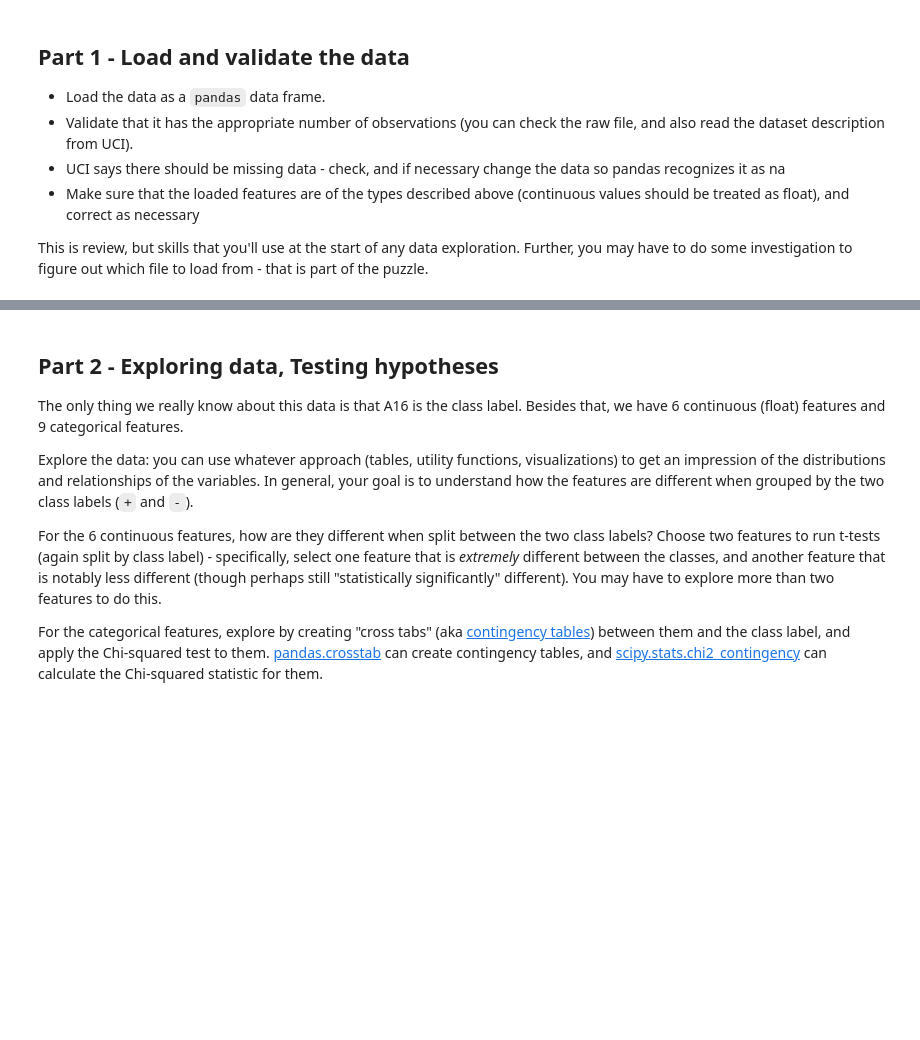
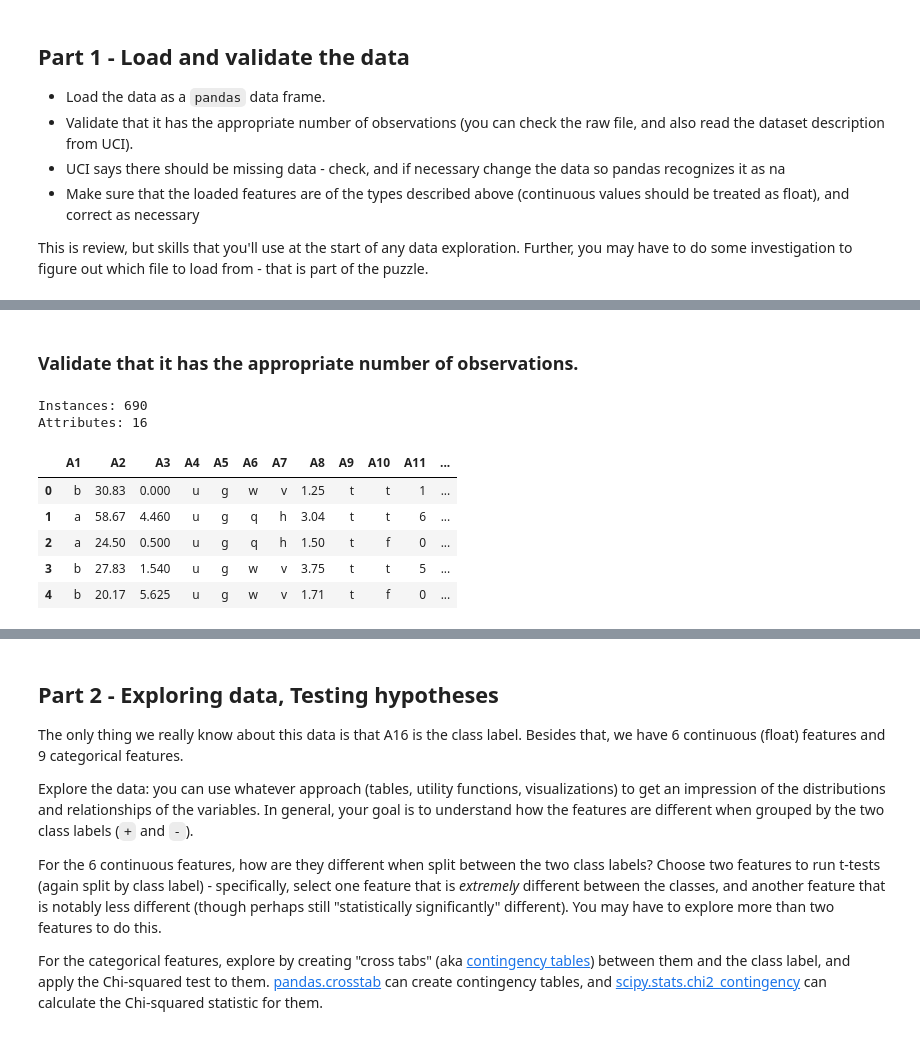
Before and after one commit to bloominstituteoftechnology/DS-Unit-1-Sprint-3-Statistical-Tests-and-Experiments, a Jupyter notebook: DS_Unit_1_Sprint_Challenge_3.ipynb, the cells around one changed output, grey strips where cells are left out. Drawn from its saved outputs; the diff is of its cells as text; code cells hidden in the pictures; blank space fills up the shorter version.

```diff
--- a/DS_Unit_1_Sprint_Challenge_3.ipynb
+++ b/DS_Unit_1_Sprint_Challenge_3.ipynb
@@ -43,0 +84,20 @@ This is review, but skills that you'll use at the start of any data exploration.
+# %% [markdown]
+### Validate that it has the appropriate number of observations.
+# %%
+# Verify:
+# Number of Instances - 690
+# Number of Attributes - 15 + class attribute
+print('Instances: {}\nAttributes: {}'.format(df.shape[0], df.shape[1]))
+# %% [output]
+Instances: 690
+Attributes: 16
+# %%
+# Preview first rows.
+display(df.head())
+# %% [output]
+|  | A1 | A2 | A3 | A4 | A5 | A6 | A7 | A8 | A9 | A10 | A11 | ... |
+| 0 | b | 30.83 | 0.000 | u | g | w | v | 1.25 | t | t | 1 | ... |
+| 1 | a | 58.67 | 4.460 | u | g | q | h | 3.04 | t | t | 6 | ... |
+| 2 | a | 24.50 | 0.500 | u | g | q | h | 1.50 | t | f | 0 | ... |
+| 3 | b | 27.83 | 1.540 | u | g | w | v | 3.75 | t | t | 5 | ... |
+| 4 | b | 20.17 | 5.625 | u | g | w | v | 1.71 | t | f | 0 | ... |
```
Also changed, not shown: parts of 16 cells of this notebook.
